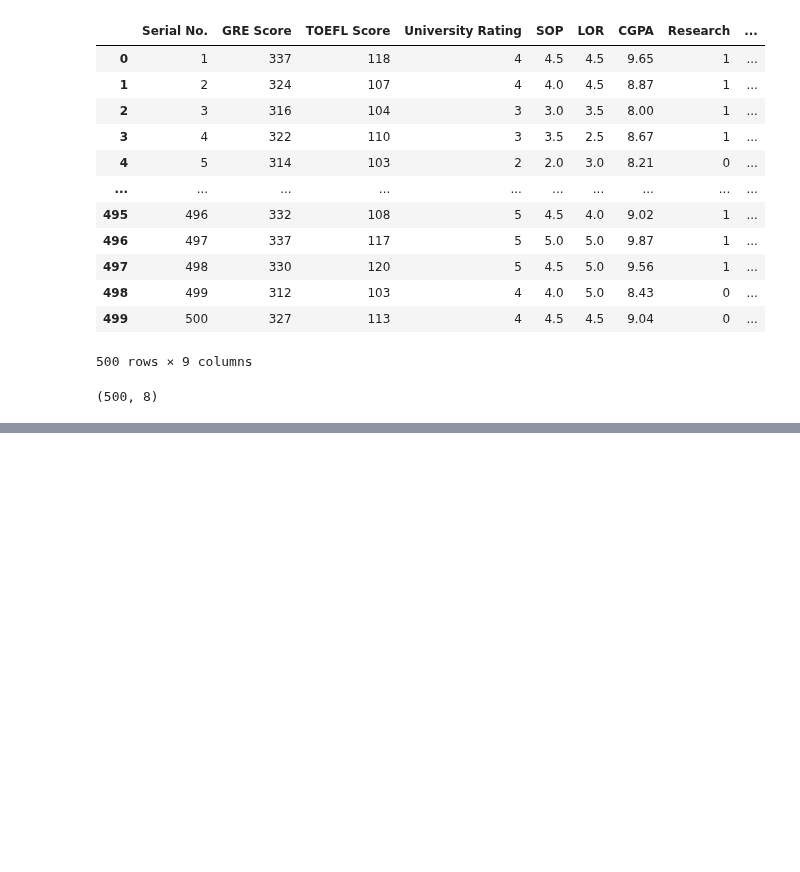
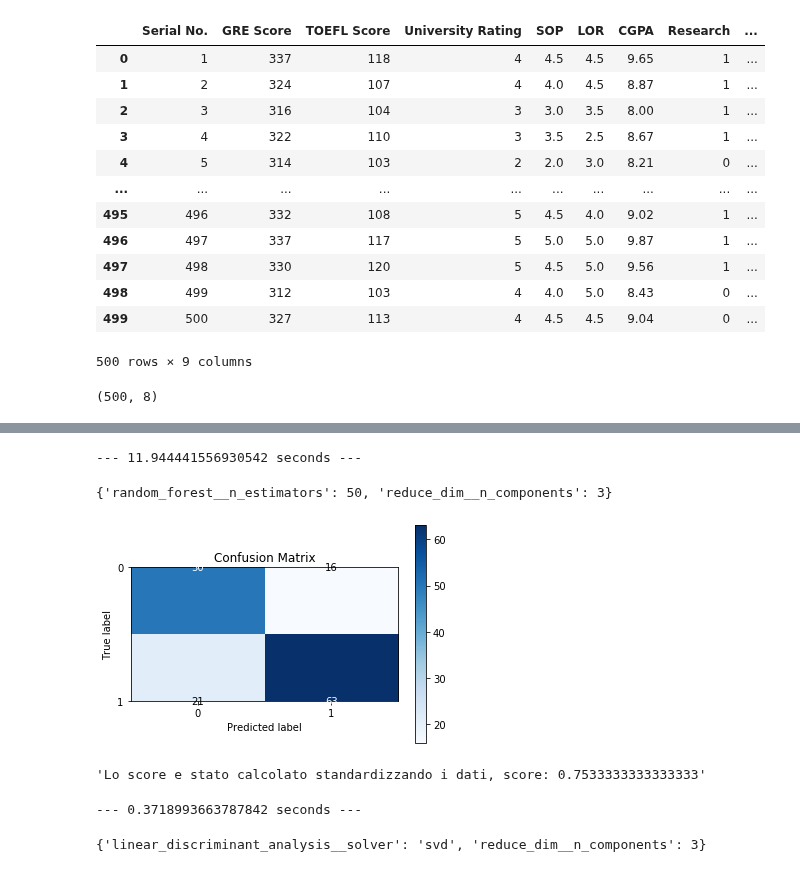
Before and after one commit to aleberans/Analisi-dati-per-problemi-di-medicina-legale, a Jupyter notebook: Esercizi/EserciziNovembre/Esercizi_veri/Uso_funzioni.ipynb, the cells around one changed output, grey strips where cells are left out. Saved outputs shown, nothing was run; the diff lists cells and outputs as text; code cells hidden in the pictures; blank space fills up the shorter version.

```diff
--- a/Esercizi/EserciziNovembre/Esercizi_veri/Uso_funzioni.ipynb
+++ b/Esercizi/EserciziNovembre/Esercizi_veri/Uso_funzioni.ipynb
@@ -259,0 +365,17 @@ addestraSVC('Admission_Predict_Ver1', X=X, y=y, c=0.2, gamma=0.1, kernel='rbf',
+# %%
+# cerco gli iperparametri per un RandomForestClassifier
+trovaIperparametri(X=X, y=y, model=RandomForestClassifier, numero_dimensioni=8)
+# %% [output]
+--- 11.944441556930542 seconds ---
+{'random_forest__n_estimators': 50, 'reduce_dim__n_components': 3}
+# %%
+addestraRandomForestClassifier('Admission_Predict_Ver1.1', X=X, y=y, dim=3, n_estimators=50)
+# %% [output]
+[figure, added]
+'Lo score e stato calcolato standardizzando i dati, score: 0.7533333333333333'
+# %%
+#trovo iperparametri per un LinearDiscriminantAnalysis
+trovaIperparametri(model=LinearDiscriminantAnalysis, X=X, y=y, numero_dimensioni=8)
+# %% [output]
+--- 0.3718993663787842 seconds ---
+{'linear_discriminant_analysis__solver': 'svd', 'reduce_dim__n_components': 3}
```
Also changed, not shown: parts of 22 cells of this notebook, 1 other file.
